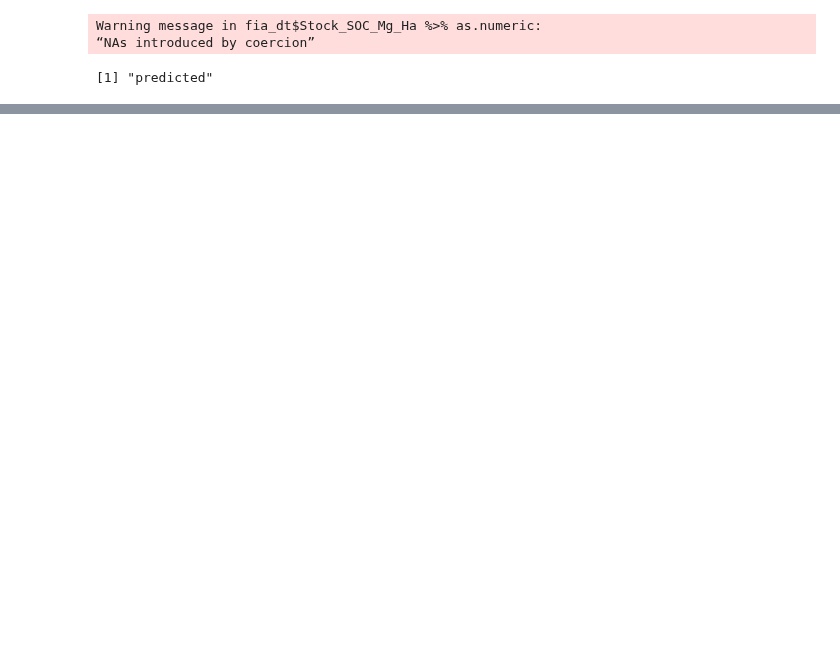
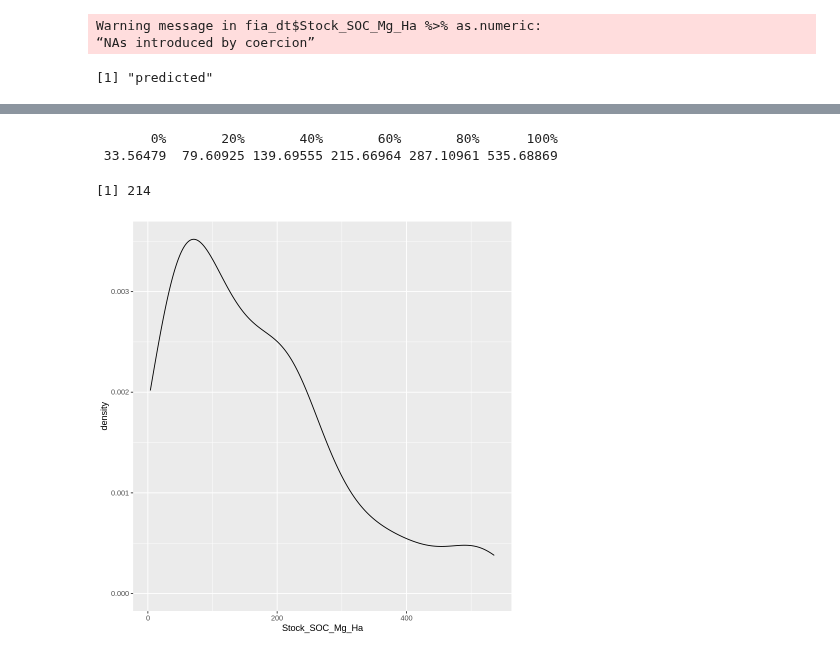
Before and after one commit to seismosmsr/hawaii_soils, a Jupyter notebook: Hawaii_Soils_Analysis.ipynb, the cells around one changed output, grey strips where cells are left out. Drawn from its saved outputs; the diff is of its cells as text; code cells hidden in the pictures; blank space fills up the shorter version.

```diff
--- a/Hawaii_Soils_Analysis.ipynb
+++ b/Hawaii_Soils_Analysis.ipynb
@@ -246,4 +255,17 @@ sim_c_sum_dt[,rmse:=mean(((predicted-SOC_Mg_Ha))^2),by =.(PLOT,id)]
 # %%
 sim_c_sum_dt[,rmse_p:=mean(((predicted-SOC_Mg_Ha)/SOC_Mg_Ha)^2),by =.(PLOT,id)]
 # %%
-fia_dt[,list(SOC_Mg_Ha = sum(SOC_Mg_Ha %>% as.numeric)),by = PLOT]$SOC_Mg_Ha %>% quantile(c(0,.2,.4,.6,.8,1))
+sim_c_sum_dt[rmse_p<.01,list(SOC_Mg_Ha = mean(SOC_Mg_Ha %>% as.numeric)),by = PLOT]$SOC_Mg_Ha %>% quantile(c(0,.2,.4,.6,.8,1))
+# %% [output]
+       0%       20%       40%       60%       80%      100%
+ 33.56479  79.60925 139.69555 215.66964 287.10961 535.68869
+# %%
+sim_c_sum_dt
+# %% [output]
+[1] 214
+# %%
+c[,list(Stock_SOC_Mg_Ha = mean(SOC_Mg_Ha %>% as.numeric)),by = PLOT] %>%
+  ggplot(aes(x=Stock_SOC_Mg_Ha))+
+  geom_density()
+# %% [output]
+[figure, added]
```
Also changed, not shown: parts of 24 cells of this notebook.
